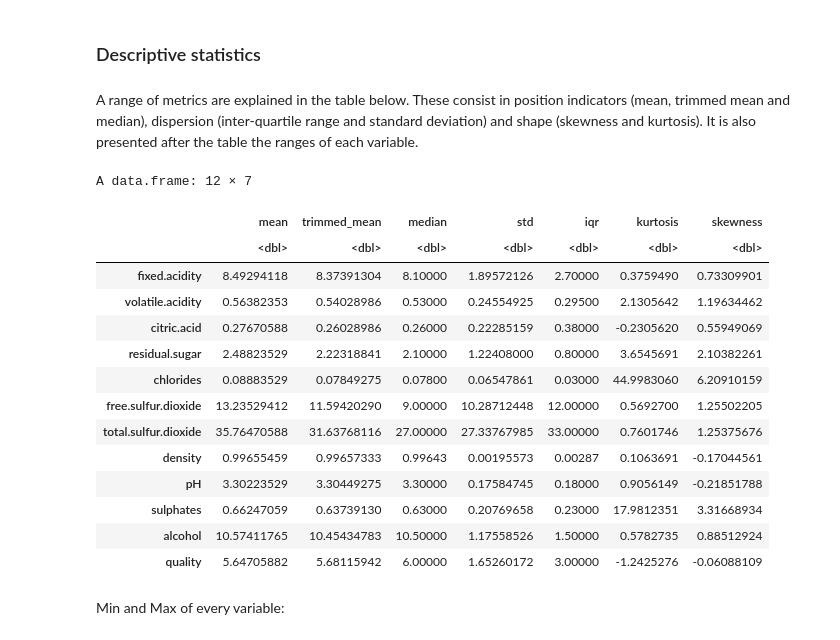
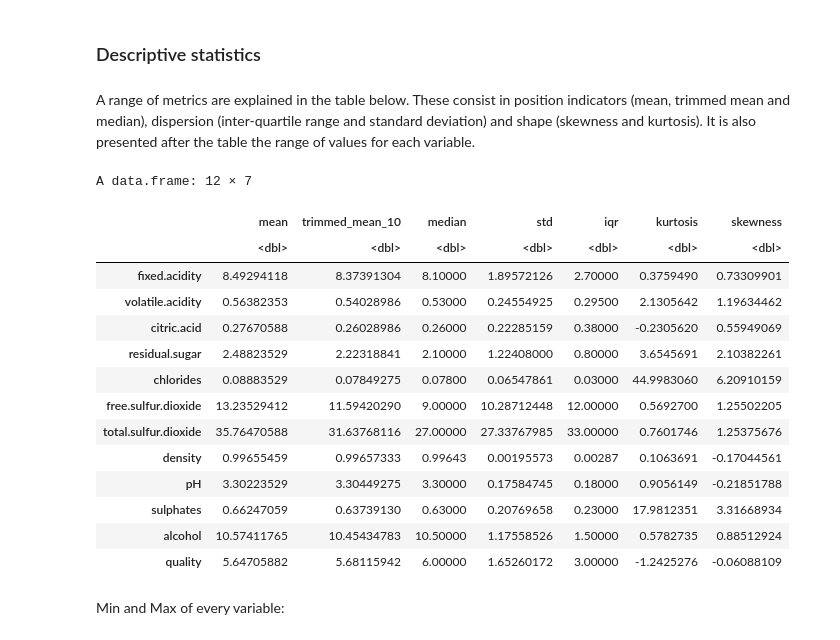
Before and after one commit to marianamonteiro07/redwinequality, a Jupyter notebook: EAD_2_FINAL.ipynb, the cells around one changed output. Cells and saved outputs as stored; diff of their text form; code cells hidden in the pictures.

```diff
--- a/EAD_2_FINAL.ipynb
+++ b/EAD_2_FINAL.ipynb
@@ -159,12 +141,12 @@ We will start with a simple statistical analysis in order to obtain some informa
 # %% [markdown]
 ### Descriptive statistics
 # %% [markdown]
-A range of metrics are explained in the table below. These consist in position indicators (mean, trimmed mean and median), dispersion (inter-quartile range and standard deviation) and shape (skewness and kurtosis). It is also presented after the table the ranges of each variable.
+A range of metrics are explained in the table below. These consist in position indicators (mean, trimmed mean and median), dispersion (inter-quartile range and standard deviation) and shape (skewness and kurtosis). It is also presented after the table the range of values for each variable.
 # %%
-data.frame(mean = colMeans(data), trimmed_mean = sapply(data, mean, trim = 0.1), median = sapply(data, median), std = sapply(data, sd), iqr = sapply(data, IQR), kurtosis = sapply(data, kurtosis), skewness = sapply(data, skewness))
+data.frame(mean = colMeans(data), trimmed_mean_10 = sapply(data, mean, trim = 0.1), median = sapply(data, median), std = sapply(data, sd), iqr = sapply(data, IQR), kurtosis = sapply(data, kurtosis), skewness = sapply(data, skewness))
 # %% [output]
 A data.frame: 12 × 7
-|  | mean | trimmed_mean | median | std | iqr | kurtosis | skewness |
+|  | mean | trimmed_mean_10 | median | std | iqr | kurtosis | skewness |
 |  | <dbl> | <dbl> | <dbl> | <dbl> | <dbl> | <dbl> | <dbl> |
 | fixed.acidity | 8.49294118 | 8.37391304 | 8.10000 | 1.89572126 | 2.70000 | 0.3759490 | 0.73309901 |
 | volatile.acidity | 0.56382353 | 0.54028986 | 0.53000 | 0.24554925 | 0.29500 | 2.1305642 | 1.19634462 |
```
Also changed, not shown: parts of 22 cells of this notebook.
